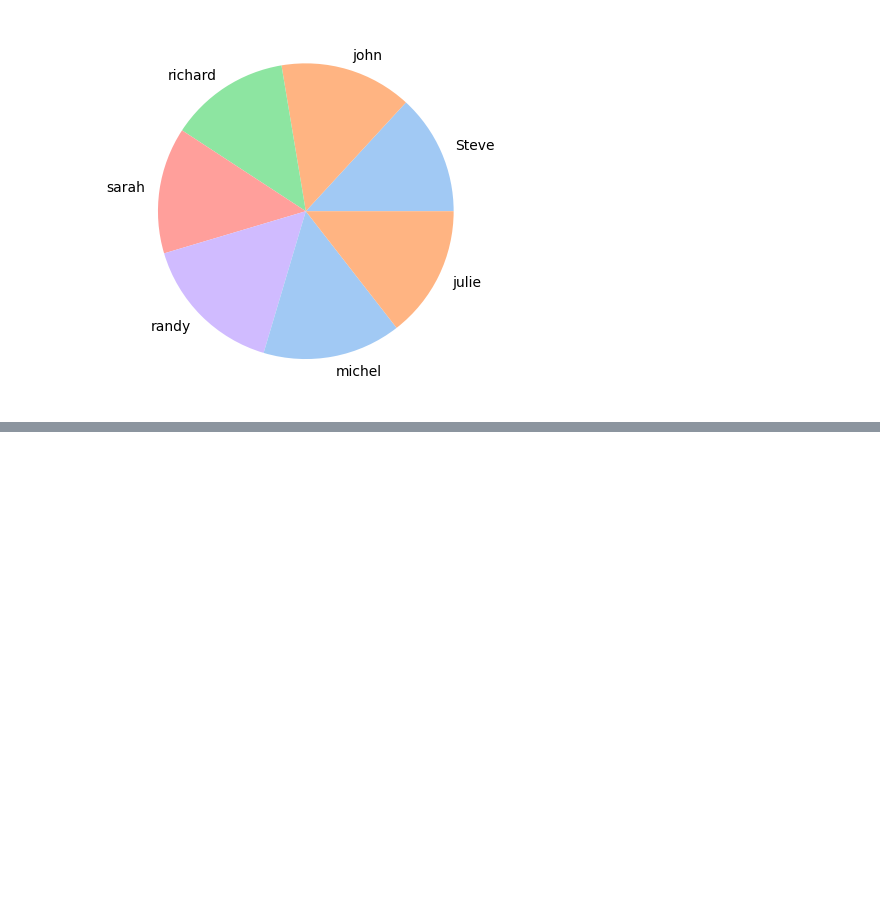
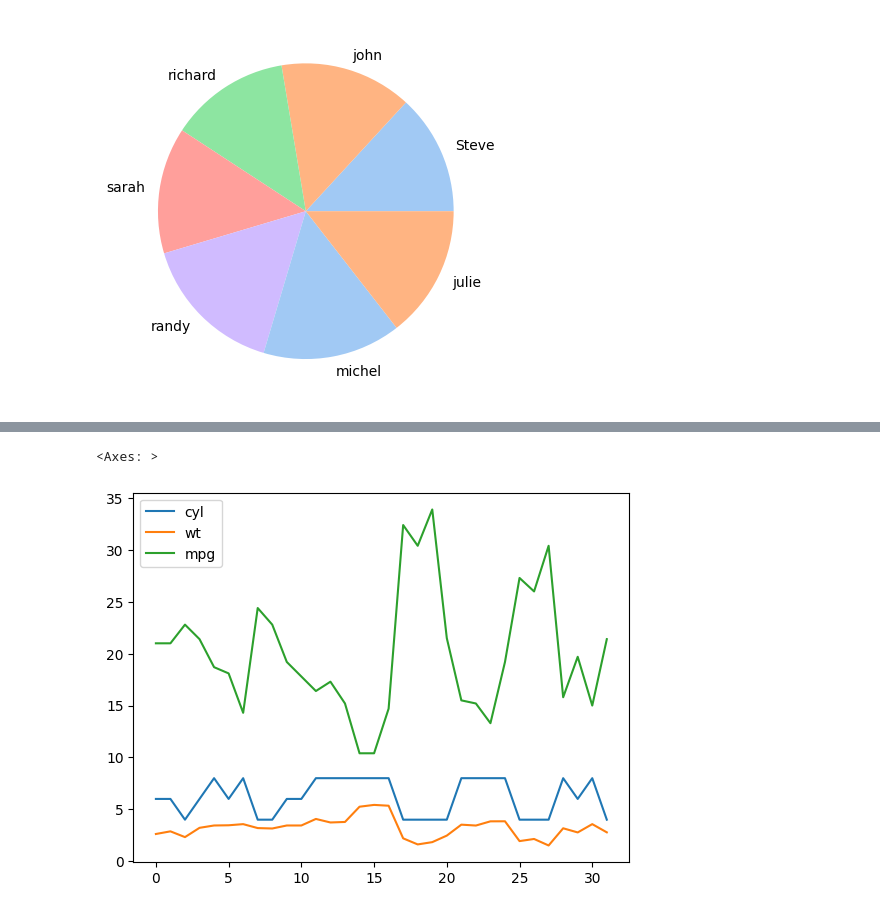
Before and after one commit to venkat56vanaparthi/data_science, a Jupyter notebook: data_visualization.ipynb, the cells around one changed output, grey strips where cells are left out. Drawn from its saved outputs; the diff is of its cells as text; code cells hidden in the pictures; blank space fills up the shorter version.

```diff
--- a/data_visualization.ipynb
+++ b/data_visualization.ipynb
@@ -171,0 +201,6 @@ plt.show()
+# %%
+df = cars[['cyl', 'wt', 'mpg']]
+df.plot()
+# %% [output]
+<Axes: >
+[figure, added]
```
Also changed, not shown: parts of 8 cells of this notebook.
